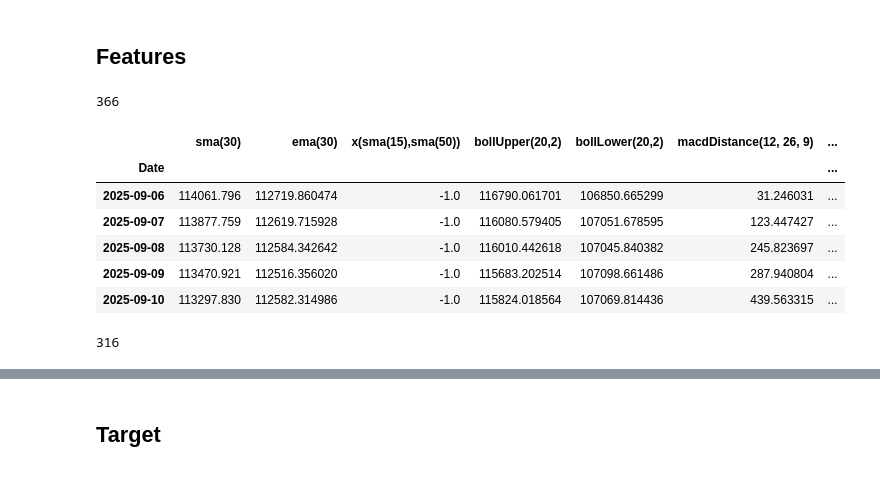
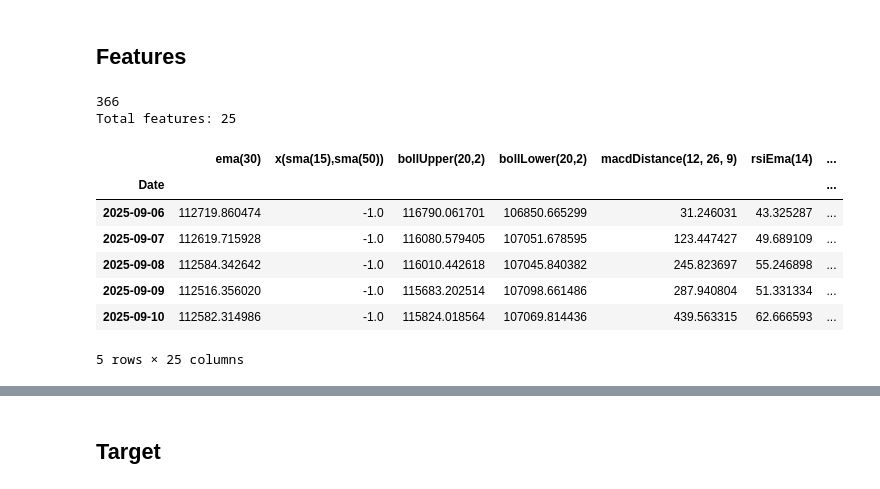
Before and after one commit to pyt3r/springboard-package, a Jupyter notebook: capstone/1_Features_and_Target.ipynb, the cells around one changed output, grey strips where cells are left out. Cells and saved outputs as stored; diff of their text form; code cells hidden in the pictures.

```diff
--- a/capstone/1_Features_and_Target.ipynb
+++ b/capstone/1_Features_and_Target.ipynb
@@ -43,7 +43,6 @@ price = ohlc['Close']
 window = 30
 
 MA = pd.DataFrame({
-    f'sma({window})': simpleMA(price, window),
     f'ema({window})': expMA(price, window), })
 # %%
 DF = pd.DataFrame({ 'price': price })
@@ -343,7 +343,6 @@ price = ohlc['Close']
 window = 14
 
 Rsi = pd.DataFrame({
-    f'rsiSma({window})' : rsiSma(price, window),
     f'rsiEma({window})' : rsiEma(price, window),
 })
 # %%
@@ -457,0 +604,23 @@ plt.show()
+# %%
+def price_position(close, window=20):
+    """Price position in recent range (0 = at low, 1 = at high)"""
+    high = close.rolling(window).max()
+    low = close.rolling(window).min()
+    return (close - low) / (high - low)
+
+close = ohlc['Close']
+window_pos = 20
+
+price_pos = price_position(close, window_pos)
+high_20 = close.rolling(window_pos).max()
+low_20 = close.rolling(window_pos).min()
+
+# Distance from recent high/low (as percentage)
+dist_from_high = (close - high_20) / high_20
+dist_from_low = (close - low_20) / low_20
+
+PricePosition = pd.DataFrame({
+    f'price_position({window_pos})': price_pos,
+    f'dist_from_high({window_pos})': dist_from_high,
+    f'dist_from_low({window_pos})': dist_from_low,
+})
@@ -460,26 +657,28 @@ plt.show()
 # %%
 Features = pd.concat([
     MA,
     Crossover,
     Bollinger,
     Macd,
     Rsi,
     Mfi,
+    Volatility,      # NEW: Volatility features (ATR, realized vol, vol ratio)
+    VolumeFeatures,  # NEW: Volume features (OBV, VWAP, volume ratios)
+    LagFeatures,     # NEW: Lag features (returns, momentum)
+    PricePosition,   # NEW: Price position features (distance from highs/lows)
 ], axis=1 )
 
 print(len(Features))
+print(f"Total features: {len(Features.columns)}")
 Features.tail()
 # %% [output]
 366
+Total features: 25
-|  | sma(30) | ema(30) | x(sma(15),sma(50)) | bollUpper(20,2) | bollLower(20,2) | macdDistance(12, 26, 9) | ... |
+|  | ema(30) | x(sma(15),sma(50)) | bollUpper(20,2) | bollLower(20,2) | macdDistance(12, 26, 9) | rsiEma(14) | ... |
 | Date |  |  |  |  |  |  | ... |
-| 2025-09-06 | 114061.796 | 112719.860474 | -1.0 | 116790.061701 | 106850.665299 | 31.246031 | ... |
-| 2025-09-07 | 113877.759 | 112619.715928 | -1.0 | 116080.579405 | 107051.678595 | 123.447427 | ... |
-| 2025-09-08 | 113730.128 | 112584.342642 | -1.0 | 116010.442618 | 107045.840382 | 245.823697 | ... |
-| 2025-09-09 | 113470.921 | 112516.356020 | -1.0 | 115683.202514 | 107098.661486 | 287.940804 | ... |
-| 2025-09-10 | 113297.830 | 112582.314986 | -1.0 | 115824.018564 | 107069.814436 | 439.563315 | ... |
+| 2025-09-06 | 112719.860474 | -1.0 | 116790.061701 | 106850.665299 | 31.246031 | 43.325287 | ... |
+| 2025-09-07 | 112619.715928 | -1.0 | 116080.579405 | 107051.678595 | 123.447427 | 49.689109 | ... |
+| 2025-09-08 | 112584.342642 | -1.0 | 116010.442618 | 107045.840382 | 245.823697 | 55.246898 | ... |
+| 2025-09-09 | 112516.356020 | -1.0 | 115683.202514 | 107098.661486 | 287.940804 | 51.331334 | ... |
+| 2025-09-10 | 112582.314986 | -1.0 | 115824.018564 | 107069.814436 | 439.563315 | 62.666593 | ... |
+5 rows × 25 columns
-# %%
-Features = Features.dropna()
-print(len(Features))
-# %% [output]
-316
```
Also changed, not shown: parts of 16 cells of this notebook.
